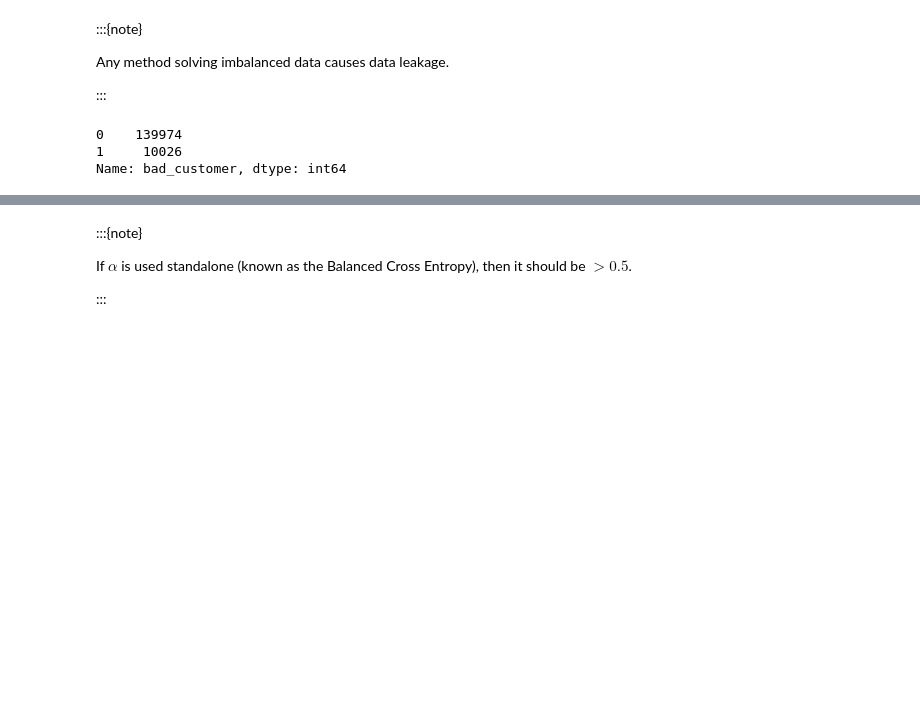
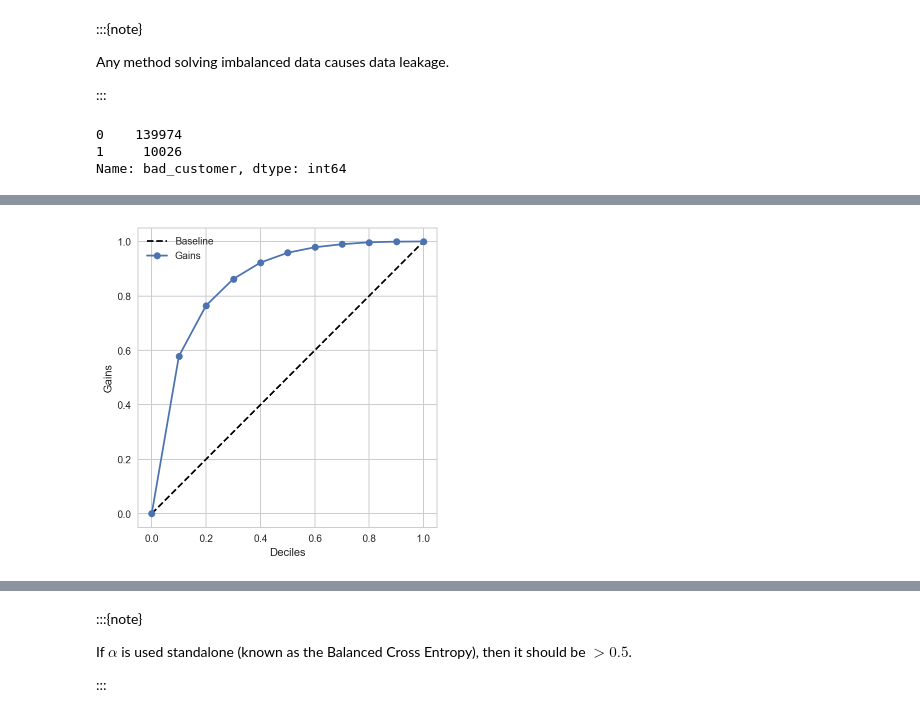
Before and after one commit to hungpq7/tabular-book, a Jupyter notebook: 07-tabular-learning/imblearn-targeted-modeling.ipynb, the cells around one changed output, grey strips where cells are left out. Cells and saved outputs as stored; diff of their text form; code cells hidden in the pictures; blank space fills up the shorter version.

```diff
--- a/07-tabular-learning/imblearn-targeted-modeling.ipynb
+++ b/07-tabular-learning/imblearn-targeted-modeling.ipynb
@@ -85,0 +128,4 @@ In an imbalanced classification problem, the majority class dominates the loss f
+# %%
+plotCumulativeGains(y, yProb)
+# %% [output]
+[figure, added]
```
Also changed, not shown: parts of 31 cells of this notebook, 4 other files.
